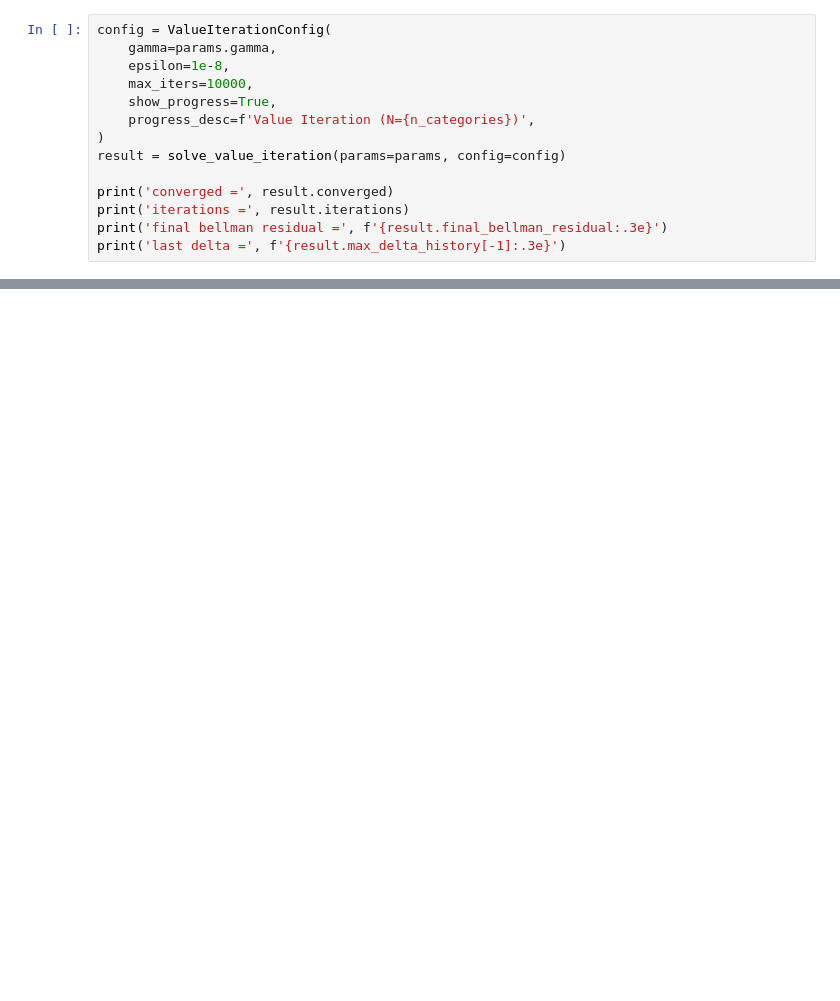
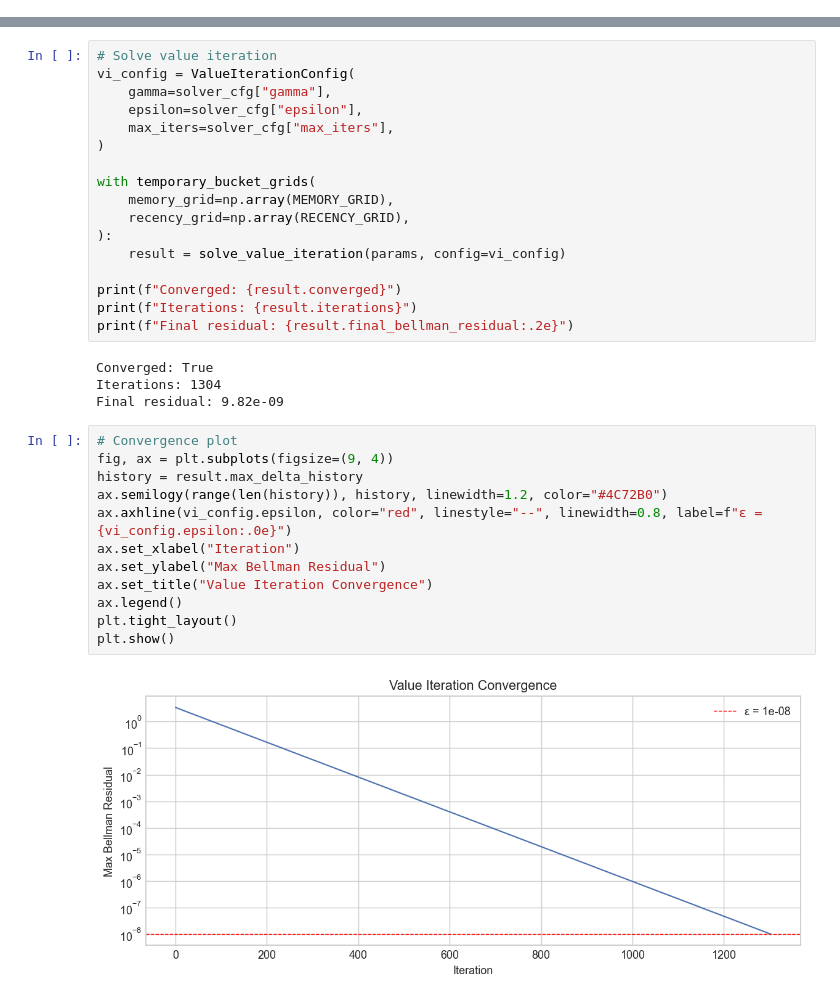
Before and after one commit to EthanSei/cme241-rl-discounts, a Jupyter notebook: notebooks/dp_walkthrough.ipynb, the cells around one changed output, grey strips where cells are left out. Saved outputs shown, nothing was run; the diff lists cells and outputs as text; blank space fills up the shorter version.

```diff
--- a/notebooks/dp_walkthrough.ipynb
+++ b/notebooks/dp_walkthrough.ipynb
@@ -237,14 +0,0 @@ total mass=1.000000000000
-# %%
-config = ValueIterationConfig(
-    gamma=params.gamma,
-    epsilon=1e-8,
-    max_iters=10000,
-    show_progress=True,
-    progress_desc=f'Value Iteration (N={n_categories})',
-)
-result = solve_value_iteration(params=params, config=config)
-
-print('converged =', result.converged)
-print('iterations =', result.iterations)
-print('final bellman residual =', f'{result.final_bellman_residual:.3e}')
-print('last delta =', f'{result.max_delta_history[-1]:.3e}')
@@ -1913,0 +267,35 @@ recency_grid = (2.0, 12.0)
+# %%
+# Solve value iteration
+vi_config = ValueIterationConfig(
+    gamma=solver_cfg["gamma"],
+    epsilon=solver_cfg["epsilon"],
+    max_iters=solver_cfg["max_iters"],
+)
+
+with temporary_bucket_grids(
+    memory_grid=np.array(MEMORY_GRID),
+    recency_grid=np.array(RECENCY_GRID),
+):
+    result = solve_value_iteration(params, config=vi_config)
+
+print(f"Converged: {result.converged}")
+print(f"Iterations: {result.iterations}")
+print(f"Final residual: {result.final_bellman_residual:.2e}")
+# %% [output]
+Converged: True
+Iterations: 1304
+Final residual: 9.82e-09
+# %%
+# Convergence plot
+fig, ax = plt.subplots(figsize=(9, 4))
+history = result.max_delta_history
+ax.semilogy(range(len(history)), history, linewidth=1.2, color="#4C72B0")
+ax.axhline(vi_config.epsilon, color="red", linestyle="--", linewidth=0.8, label=f"ε = {vi_config.epsilon:.0e}")
+ax.set_xlabel("Iteration")
+ax.set_ylabel("Max Bellman Residual")
+ax.set_title("Value Iteration Convergence")
+ax.legend()
+plt.tight_layout()
+plt.show()
+# %% [output]
+[figure, added]
```
Also changed, not shown: parts of 81 cells of this notebook, 13 other files.
